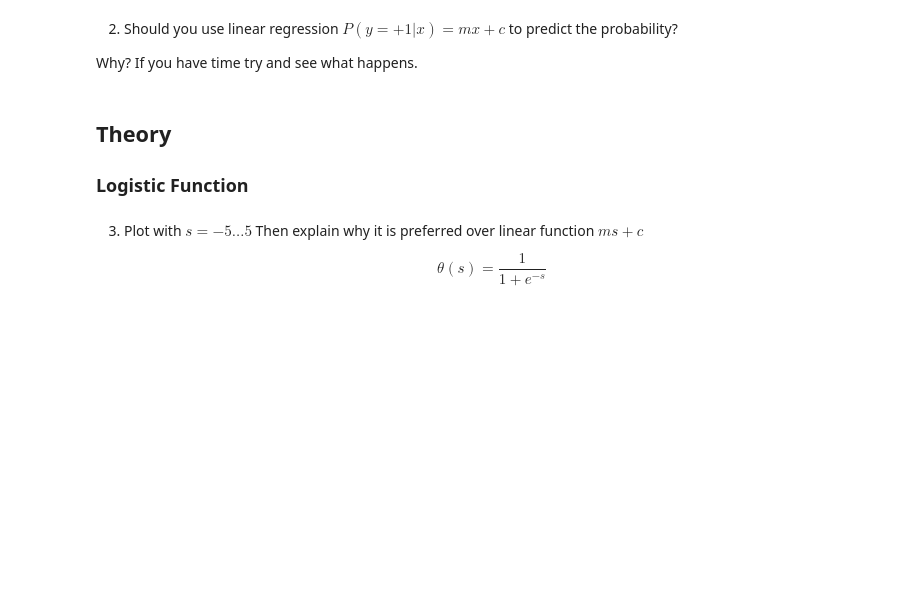
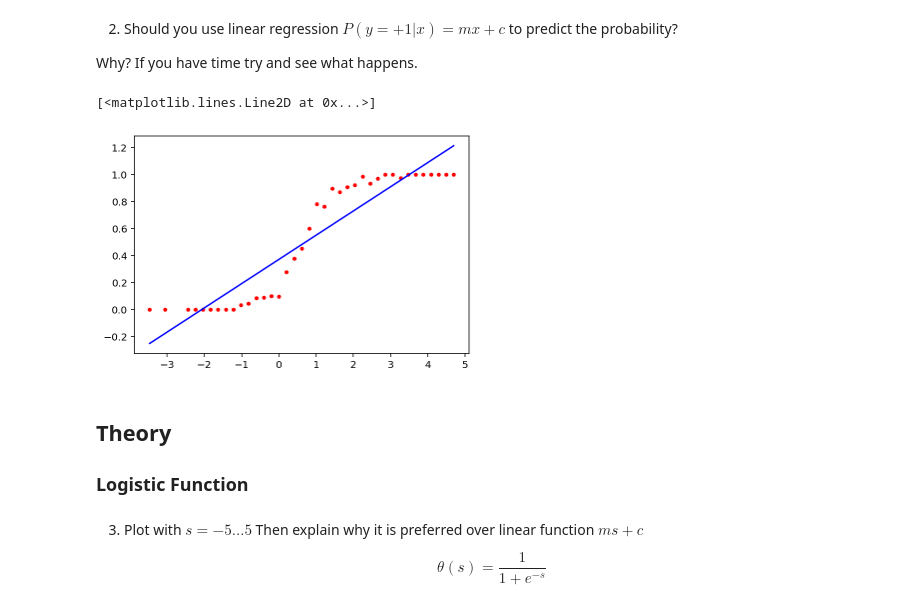
Before and after one commit to muic-pattern-rekt-2018/Exercise02-Logistic-Regression, a Jupyter notebook: Exercise 2 Logistic Regression.ipynb, the cells around one changed output. Cells and saved outputs as stored; diff of their text form; code cells hidden in the pictures; blank space fills up the shorter version.

```diff
--- a/Exercise 2 Logistic Regression.ipynb
+++ b/Exercise 2 Logistic Regression.ipynb
@@ -112,6 +127,13 @@ plt.plot(xs, ys, 'or')
 
 
 Why? If you have time try and see what happens.
+# %%
+m, c = np.polyfit(xs, ys, 1)
+plt.plot(xs ,ys, '.r')
+plt.plot(xs, m*np.array(xs) + c, '-b')
+# %% [output]
+[<matplotlib.lines.Line2D at 0x...>]
+[figure, added]
 # %% [markdown]
 ## Theory
 
```
Also changed, not shown: parts of 13 cells of this notebook.
